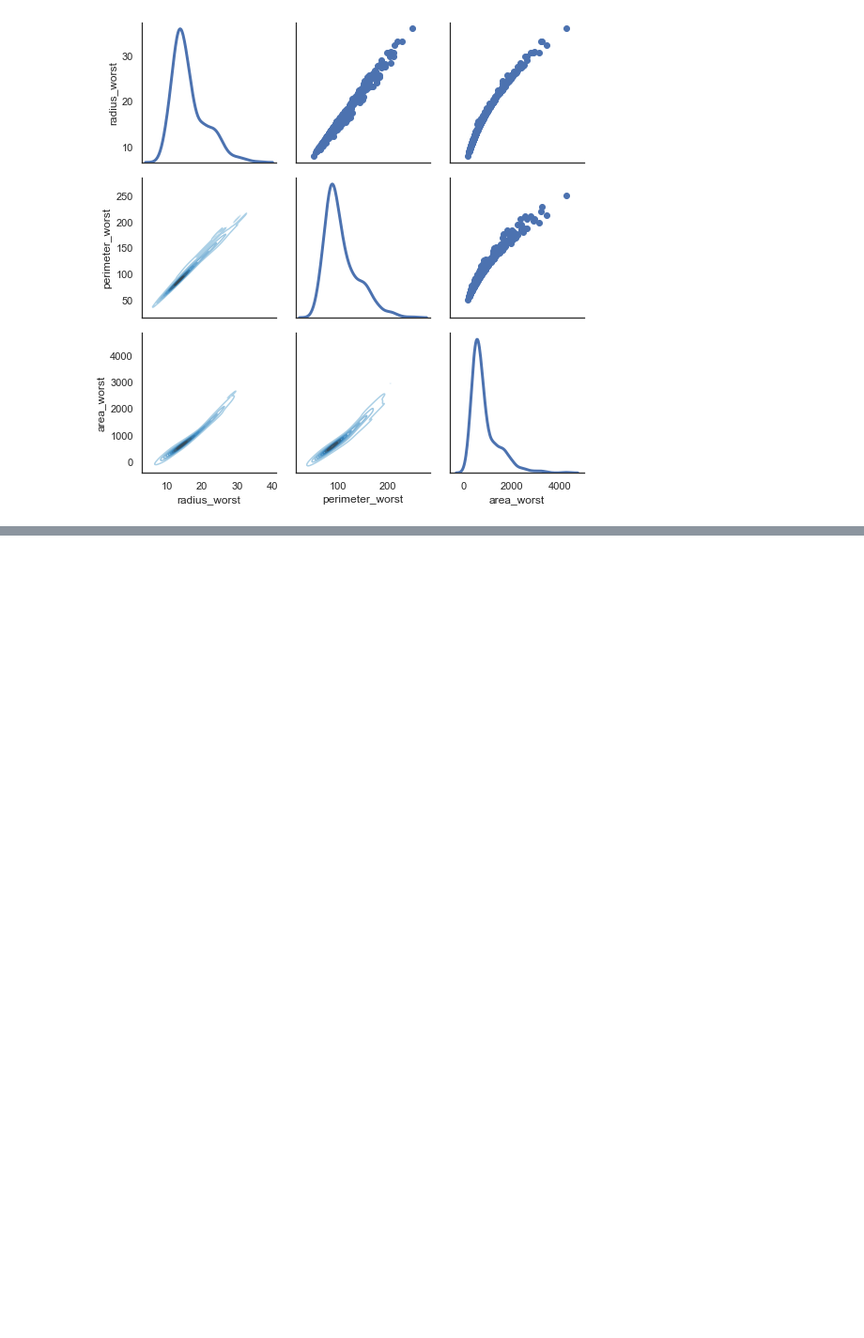
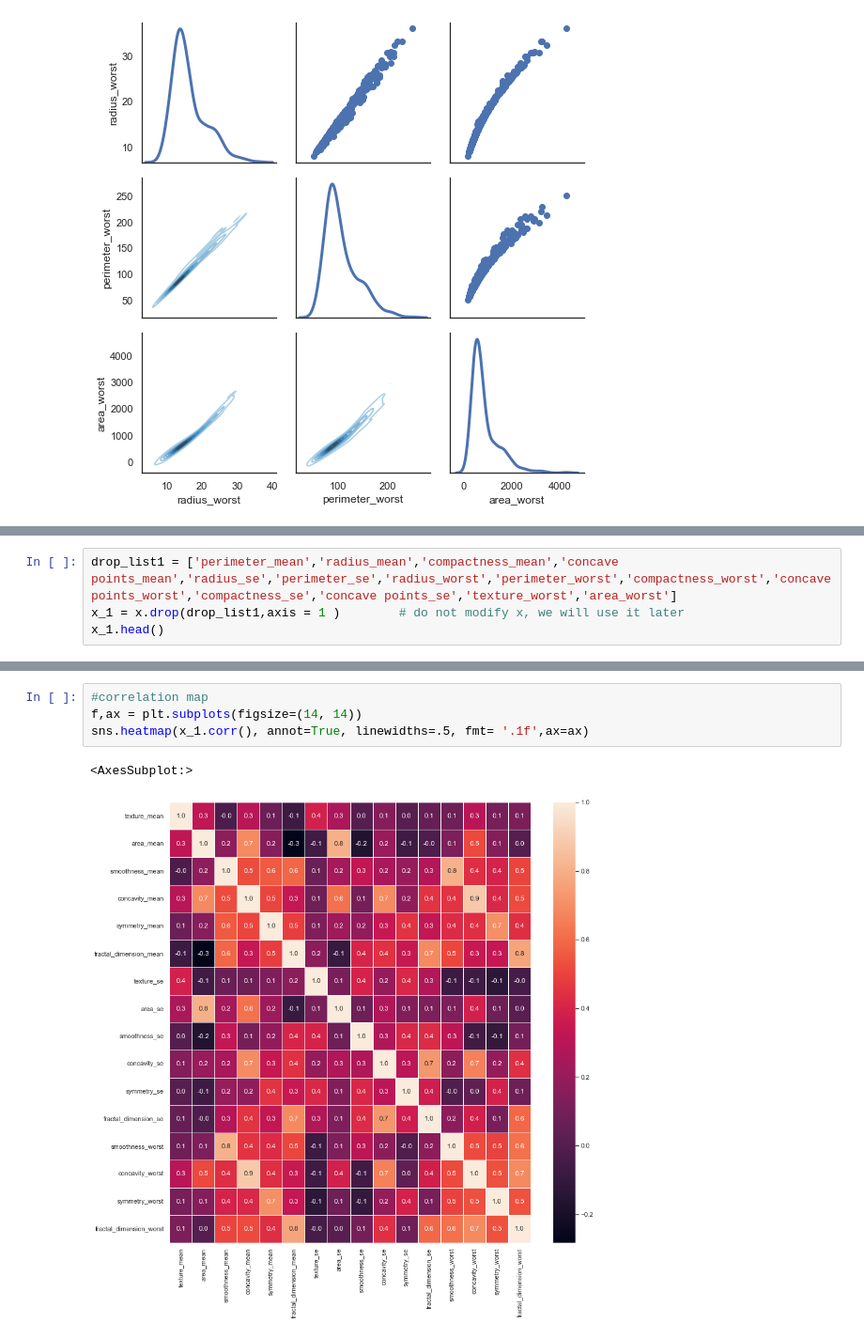
Before and after one commit to RYees/causal-inference, a Jupyter notebook: Notebooks/data_expore.ipynb, the cells around one changed output, grey strips where cells are left out. Shown at 94% size. Saved outputs shown, nothing was run; the diff lists cells and outputs as text; blank space fills up the shorter version.

```diff
--- a/Notebooks/data_expore.ipynb
+++ b/Notebooks/data_expore.ipynb
@@ -238,0 +227,4 @@ g.map_diag(sns.kdeplot, lw=3)
+# %%
+drop_list1 = ['perimeter_mean','radius_mean','compactness_mean','concave points_mean','radius_se','perimeter_se','radius_worst','perimeter_worst','compactness_worst','concave points_worst','compactness_se','concave points_se','texture_worst','area_worst']
+x_1 = x.drop(drop_list1,axis = 1 )        # do not modify x, we will use it later
+x_1.head()
@@ -238,0 +238,7 @@ g.map_diag(sns.kdeplot, lw=3)
+# %%
+#correlation map
+f,ax = plt.subplots(figsize=(14, 14))
+sns.heatmap(x_1.corr(), annot=True, linewidths=.5, fmt= '.1f',ax=ax)
+# %% [output]
+<AxesSubplot:>
+[figure, added]
```
Also changed, not shown: parts of 22 cells of this notebook.
